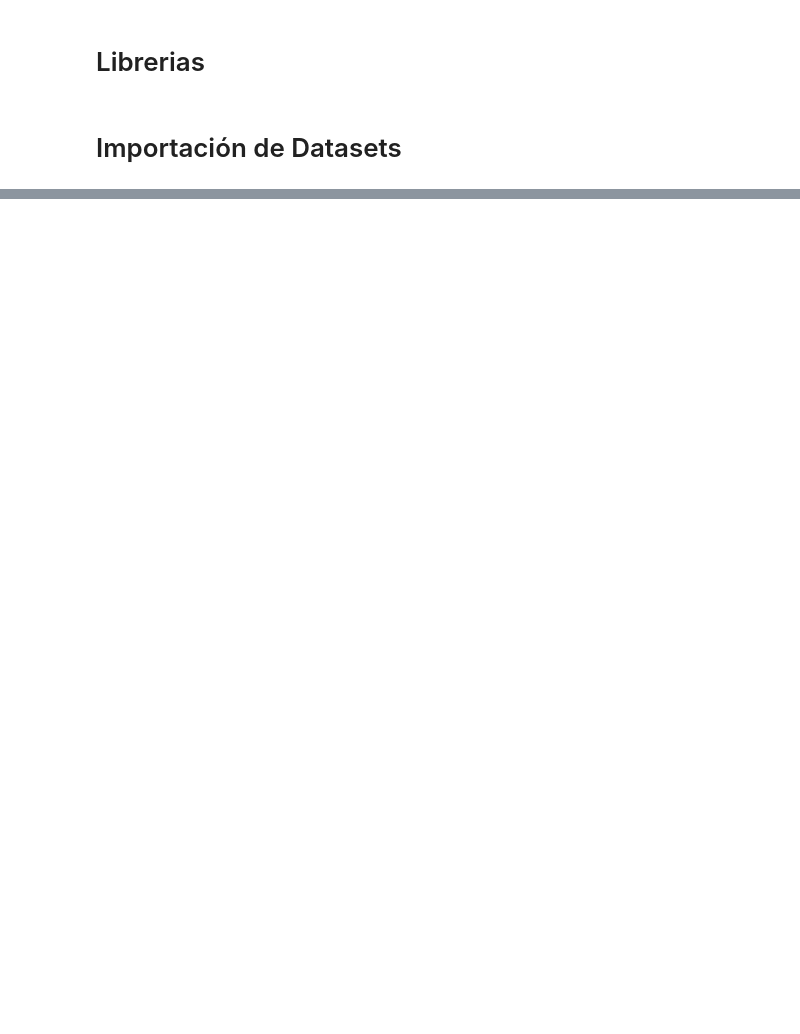
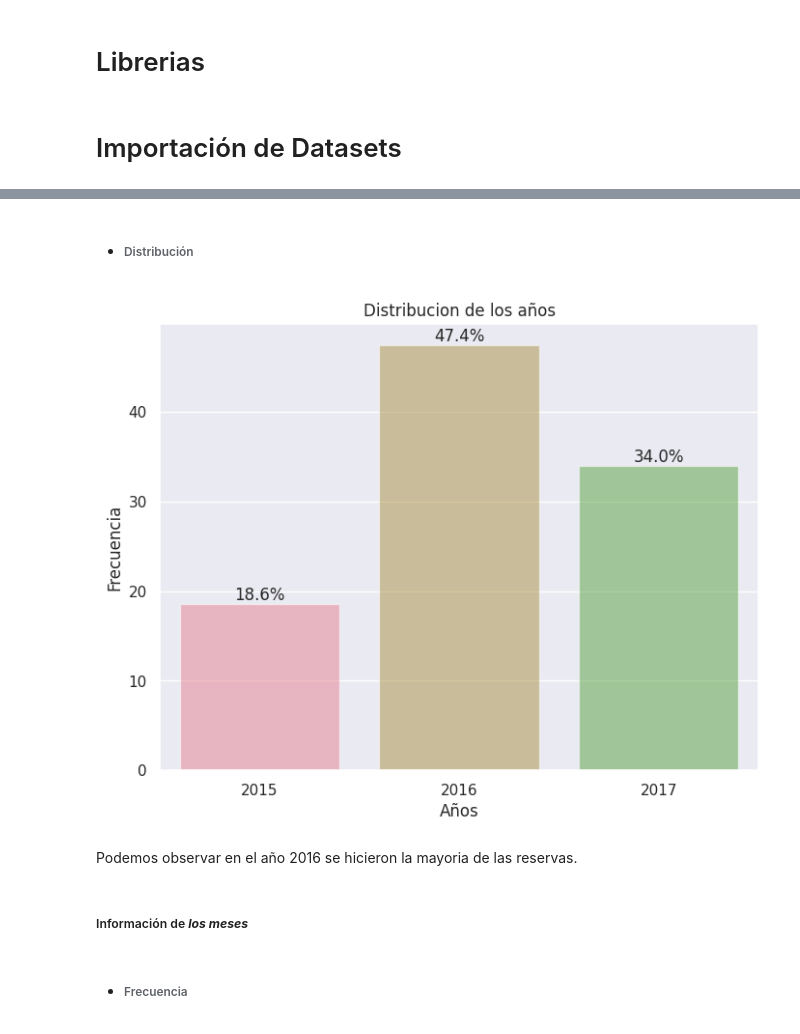
Before and after one commit to FrancoSecchi/7506R-1C2023-GRUPO02, a Jupyter notebook: 7506R_TP1_GRUPO02_CHP1_ENTREGA.ipynb, the cells around one changed output, grey strips where cells are left out. Saved outputs shown, nothing was run; the diff lists cells and outputs as text; code cells hidden in the pictures; blank space fills up the shorter version.

```diff
--- a/7506R_TP1_GRUPO02_CHP1_ENTREGA.ipynb
+++ b/7506R_TP1_GRUPO02_CHP1_ENTREGA.ipynb
@@ -18,0 +259,13 @@ df_hotels_train.head(2)
+# %% [markdown]
+- ###### Distribución
+# %%
+showBarPlot('arrival_date_year', "Distribucion de los años", x_label= 'Años', y_label="Frecuencia", showPercentage = True)
+# %% [output]
+[figure, added]
+# %% [markdown]
+Podemos observar en el año 2016 se hicieron la mayoria de las reservas.
+# %% [markdown]
+<a name="info-meses"> </a>
+##### Información de _**los meses**_
+# %% [markdown]
+- ###### Frecuencia
```
Also changed, not shown: parts of 260 cells of this notebook.
